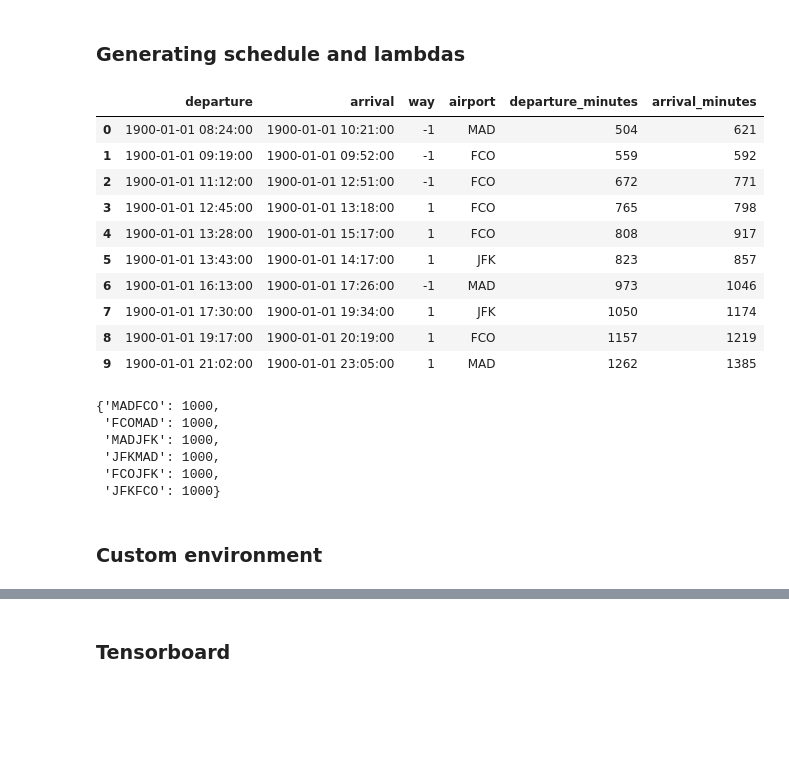
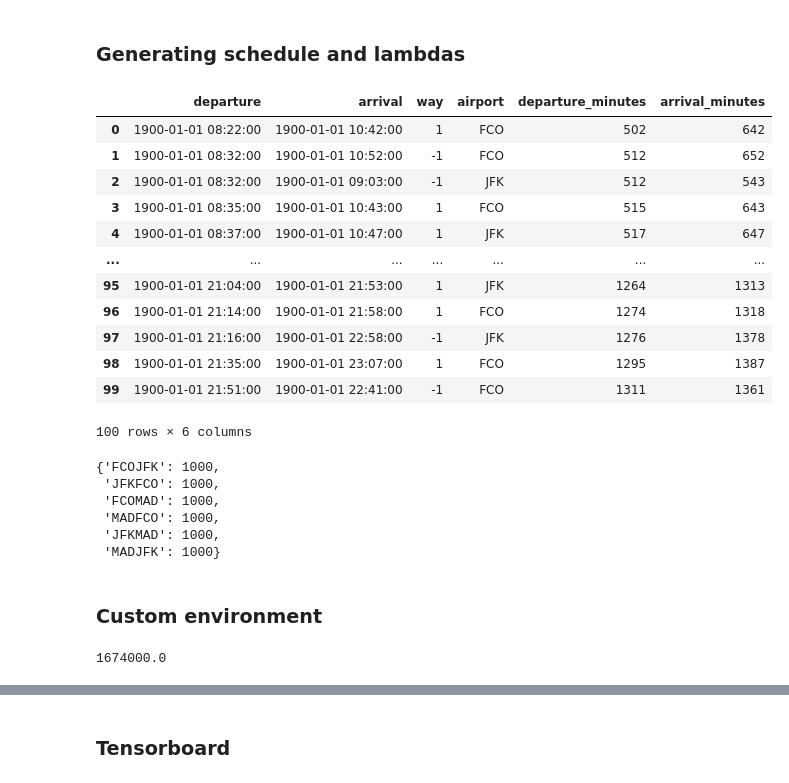
Before and after one commit to gabaid971/rl-schedule-optimizer, a Jupyter notebook: schedule_optim.ipynb, the cells around one changed output, grey strips where cells are left out. Drawn from its saved outputs; the diff is of its cells as text; code cells hidden in the pictures; blank space fills up the shorter version.

```diff
--- a/schedule_optim.ipynb
+++ b/schedule_optim.ipynb
@@ -154,17 +134,19 @@ Logging to logs/PPO_1
 # %% [markdown]
 ### Generating schedule and lambdas
 # %%
-random_schedule = generate_random_flight_schedule(10)
+random_schedule = generate_random_flight_schedule(100)
 random_schedule
 # %% [output]
 |  | departure | arrival | way | airport | departure_minutes | arrival_minutes |
-| 0 | 1900-01-01 08:24:00 | 1900-01-01 10:21:00 | -1 | MAD | 504 | 621 |
-| 1 | 1900-01-01 09:19:00 | 1900-01-01 09:52:00 | -1 | FCO | 559 | 592 |
-| 2 | 1900-01-01 11:12:00 | 1900-01-01 12:51:00 | -1 | FCO | 672 | 771 |
-| 3 | 1900-01-01 12:45:00 | 1900-01-01 13:18:00 | 1 | FCO | 765 | 798 |
-| 4 | 1900-01-01 13:28:00 | 1900-01-01 15:17:00 | 1 | FCO | 808 | 917 |
-| 5 | 1900-01-01 13:43:00 | 1900-01-01 14:17:00 | 1 | JFK | 823 | 857 |
-| 6 | 1900-01-01 16:13:00 | 1900-01-01 17:26:00 | -1 | MAD | 973 | 1046 |
-| 7 | 1900-01-01 17:30:00 | 1900-01-01 19:34:00 | 1 | JFK | 1050 | 1174 |
-| 8 | 1900-01-01 19:17:00 | 1900-01-01 20:19:00 | 1 | FCO | 1157 | 1219 |
-| 9 | 1900-01-01 21:02:00 | 1900-01-01 23:05:00 | 1 | MAD | 1262 | 1385 |
+| 0 | 1900-01-01 08:22:00 | 1900-01-01 10:42:00 | 1 | FCO | 502 | 642 |
+| 1 | 1900-01-01 08:32:00 | 1900-01-01 10:52:00 | -1 | FCO | 512 | 652 |
+| 2 | 1900-01-01 08:32:00 | 1900-01-01 09:03:00 | -1 | JFK | 512 | 543 |
+| 3 | 1900-01-01 08:35:00 | 1900-01-01 10:43:00 | 1 | FCO | 515 | 643 |
+| 4 | 1900-01-01 08:37:00 | 1900-01-01 10:47:00 | 1 | JFK | 517 | 647 |
+| ... | ... | ... | ... | ... | ... | ... |
+| 95 | 1900-01-01 21:04:00 | 1900-01-01 21:53:00 | 1 | JFK | 1264 | 1313 |
+| 96 | 1900-01-01 21:14:00 | 1900-01-01 21:58:00 | 1 | FCO | 1274 | 1318 |
+| 97 | 1900-01-01 21:16:00 | 1900-01-01 22:58:00 | -1 | JFK | 1276 | 1378 |
+| 98 | 1900-01-01 21:35:00 | 1900-01-01 23:07:00 | 1 | FCO | 1295 | 1387 |
+| 99 | 1900-01-01 21:51:00 | 1900-01-01 22:41:00 | -1 | FCO | 1311 | 1361 |
+100 rows × 6 columns
@@ -172,12 +160,12 @@ random_schedule
 random_lambdas = generate_lambdas(random_schedule)
 random_lambdas
 # %% [output]
-{'MADFCO': 1000,
+{'FCOJFK': 1000,
+ 'JFKFCO': 1000,
  'FCOMAD': 1000,
- 'MADJFK': 1000,
+ 'MADFCO': 1000,
  'JFKMAD': 1000,
- 'FCOJFK': 1000,
- 'JFKFCO': 1000}
+ 'MADJFK': 1000}
 # %% [markdown]
 ### Custom environment
 # %%
@@ -192 +186,5 @@ env = NormalizeObservation(env)
 check_env(env)
+# %%
+perfect_env.calculate_revenue()
+# %% [output]
+1674000.0
```
Also changed, not shown: parts of 8 cells of this notebook.
